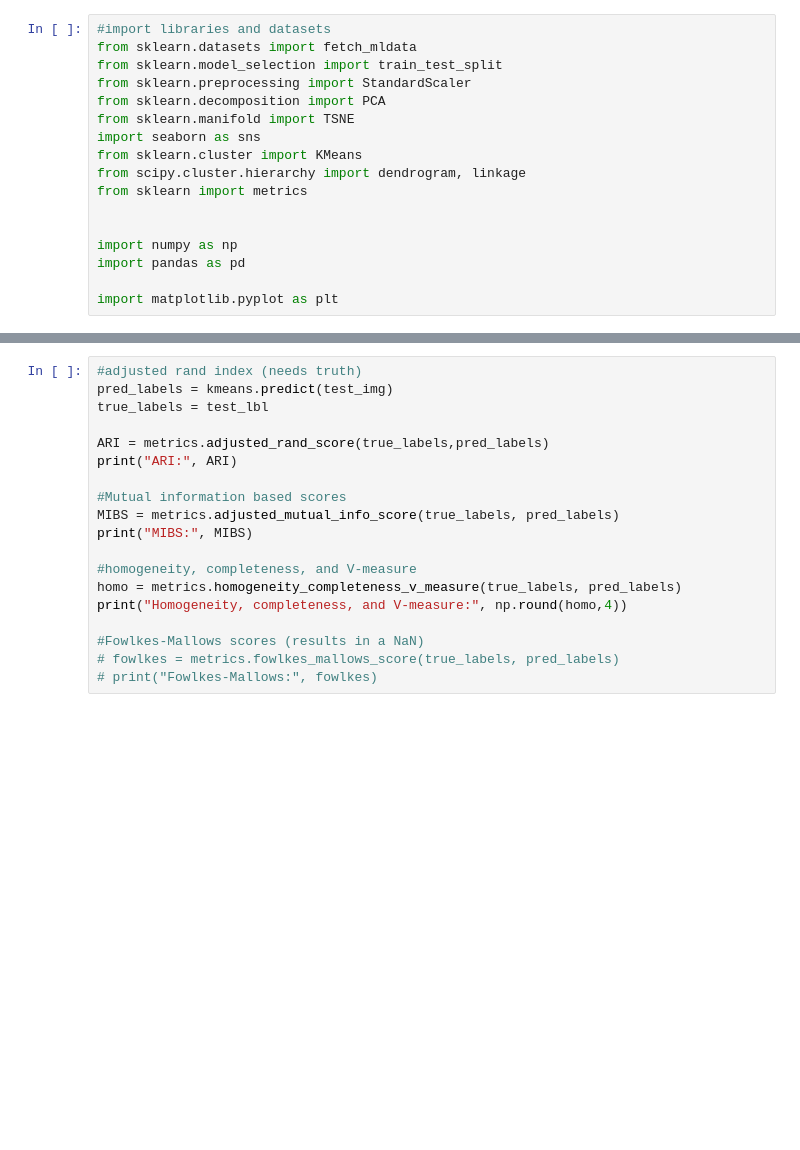
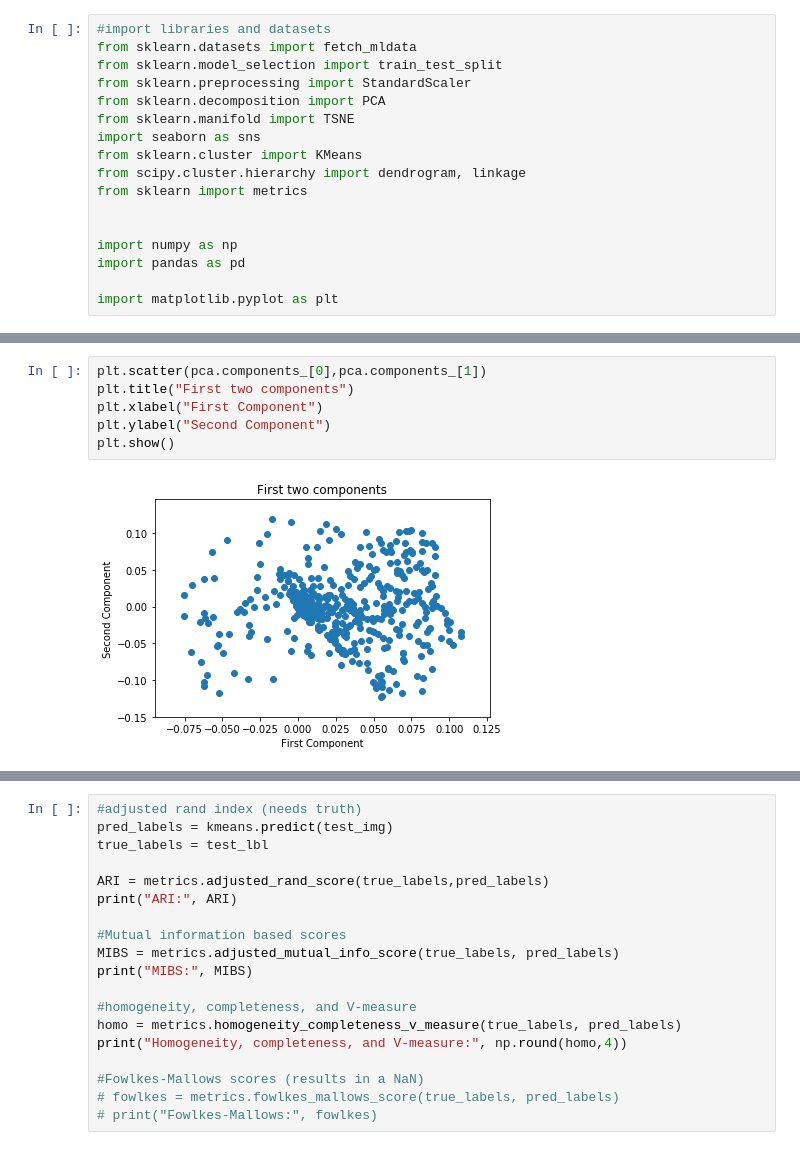
Before and after one commit to mjoehler94/BYU_Econ213R_Projects, a Jupyter notebook: Homeworks/Hw5/Hw5_DimReduction_and_Clustering.ipynb, the cells around one changed output, grey strips where cells are left out. Saved outputs shown, nothing was run; the diff lists cells and outputs as text; blank space fills up the shorter version.

```diff
--- a/Homeworks/Hw5/Hw5_DimReduction_and_Clustering.ipynb
+++ b/Homeworks/Hw5/Hw5_DimReduction_and_Clustering.ipynb
@@ -247,0 +87,8 @@ KMeans(algorithm='auto', copy_x=True, init='k-means++', max_iter=300,
+# %%
+plt.scatter(pca.components_[0],pca.components_[1])
+plt.title("First two components")
+plt.xlabel("First Component")
+plt.ylabel("Second Component")
+plt.show()
+# %% [output]
+[figure, added]
```
Also changed, not shown: parts of 46 cells of this notebook.
